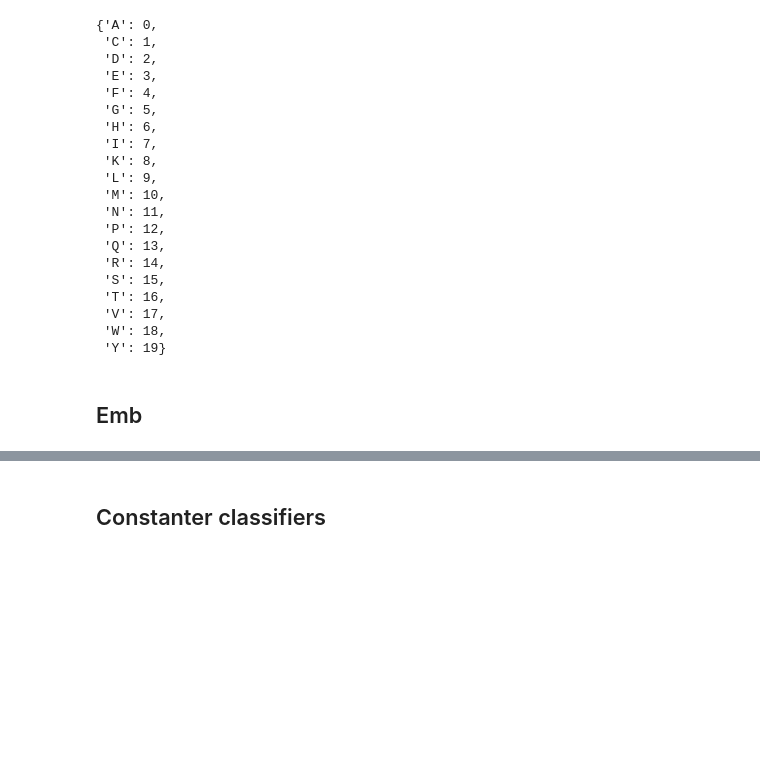
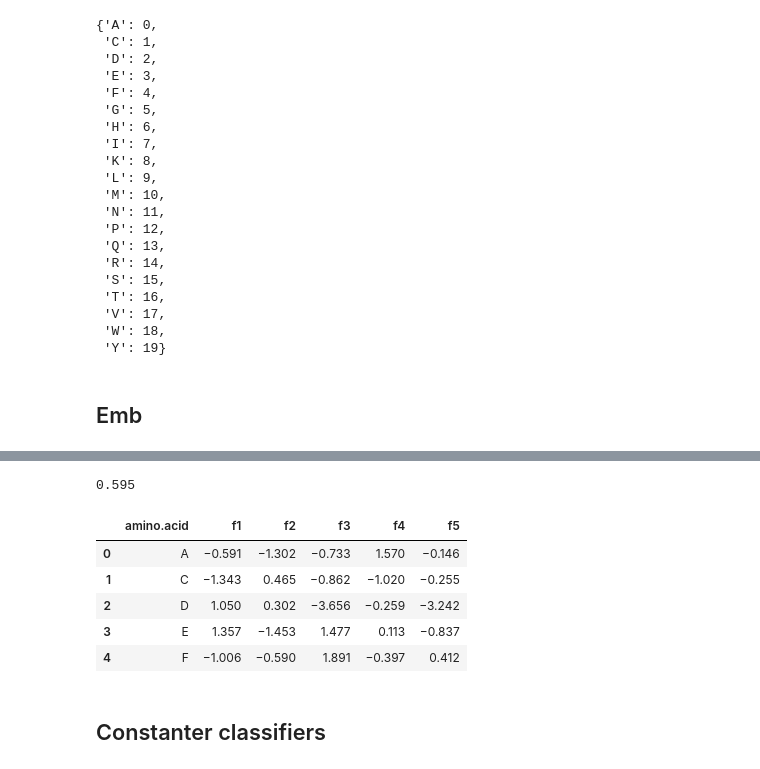
Before and after one commit to rykachevskiy/t-killer-or-t-helper, a Jupyter notebook: Investigator.ipynb, the cells around one changed output, grey strips where cells are left out. Drawn from its saved outputs; the diff is of its cells as text; code cells hidden in the pictures; blank space fills up the shorter version.

```diff
--- a/Investigator.ipynb
+++ b/Investigator.ipynb
@@ -248,3 +348,5 @@ d1
 kidera = pd.DataFrame(list(map(lambda x: x.split(","), "A,-1.56,-1.67,-0.97,-0.27,-0.93,-0.78,-0.2,-0.08,0.21,-0.48;R,0.22,1.27,1.37,1.87,-1.7,0.46,0.92,-0.39,0.23,0.93;N,1.14,-0.07,-0.12,0.81,0.18,0.37,-0.09,1.23,1.1,-1.73;D,0.58,-0.22,-1.58,0.81,-0.92,0.15,-1.52,0.47,0.76,0.7;C,0.12,-0.89,0.45,-1.05,-0.71,2.41,1.52,-0.69,1.13,1.1;Q,-0.47,0.24,0.07,1.1,1.1,0.59,0.84,-0.71,-0.03,-2.33;E,-1.45,0.19,-1.61,1.17,-1.31,0.4,0.04,0.38,-0.35,-0.12;G,1.46,-1.96,-0.23,-0.16,0.1,-0.11,1.32,2.36,-1.66,0.46;H,-0.41,0.52,-0.28,0.28,1.61,1.01,-1.85,0.47,1.13,1.63;I,-0.73,-0.16,1.79,-0.77,-0.54,0.03,-0.83,0.51,0.66,-1.78;L,-1.04,0,-0.24,-1.1,-0.55,-2.05,0.96,-0.76,0.45,0.93;K,-0.34,0.82,-0.23,1.7,1.54,-1.62,1.15,-0.08,-0.48,0.6;M,-1.4,0.18,-0.42,-0.73,2,1.52,0.26,0.11,-1.27,0.27;F,-0.21,0.98,-0.36,-1.43,0.22,-0.81,0.67,1.1,1.71,-0.44;P,2.06,-0.33,-1.15,-0.75,0.88,-0.45,0.3,-2.3,0.74,-0.28;S,0.81,-1.08,0.16,0.42,-0.21,-0.43,-1.89,-1.15,-0.97,-0.23;T,0.26,-0.7,1.21,0.63,-0.1,0.21,0.24,-1.15,-0.56,0.19;W,0.3,2.1,-0.72,-1.57,-1.16,0.57,-0.48,-0.4,-2.3,-0.6;Y,1.38,1.48,0.8,-0.56,0,-0.68,-0.31,1.03,-0.05,0.53;V,-0.74,-0.71,2.04,-0.4,0.5,-0.81,-1.07,0.06,-0.46,0.65".split(";"))), index=["A","R","N","D","C","Q","E","G","H","I","L","K","M","F","P","S","T","W","Y","V"], columns=["aminoacid"] + list(map(lambda x: "f"+str(x), range(1,11))))
 # %%
 kidera.to_csv("../data/kidera")
+# %%
+atchley_list = list(map(lambda x: x.split("\t"),open("../kidera-atchley/atchley.txt", encoding='utf-8').read().split("\n")))[:-1]
@@ -251,3 +373,18 @@ kidera.to_csv("../data/kidera")
+# %%
+bad_float_processor('0.595')
+# %% [output]
+0.595
+# %%
+atchley = pd.DataFrame(data = atchley_list[1:], columns = atchley_list[0])#, index=sorted(["A","R","N","D","C","Q","E","G","H","I","L","K","M","F","P","S","T","W","Y","V"])#, columns=["aminoacid"] + list(map(lambda x: "f"+str(x), range(1,11))))
+# %%
+atchley.head()
+# %% [output]
+|  | amino.acid | f1 | f2 | f3 | f4 | f5 |
+| 0 | A | −0.591 | −1.302 | −0.733 | 1.570 | −0.146 |
+| 1 | C | −1.343 | 0.465 | −0.862 | −1.020 | −0.255 |
+| 2 | D | 1.050 | 0.302 | −3.656 | −0.259 | −3.242 |
+| 3 | E | 1.357 | −1.453 | 1.477 | 0.113 | −0.837 |
+| 4 | F | −1.006 | −0.590 | 1.891 | −0.397 | 0.412 |
 # %% [markdown]
 ## Constanter classifiers
 # %%
```
Also changed, not shown: parts of 59 cells of this notebook, 2 other files.
